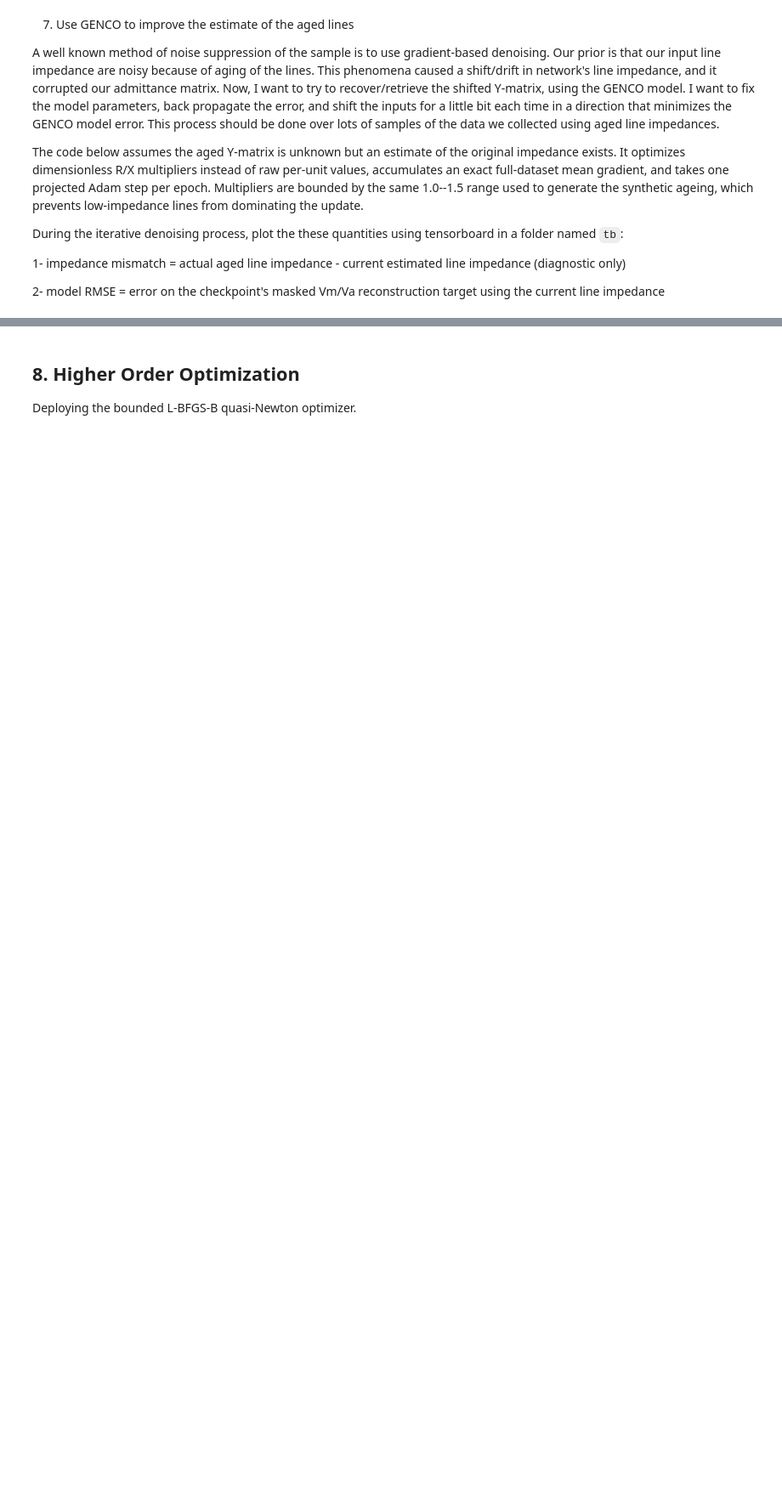
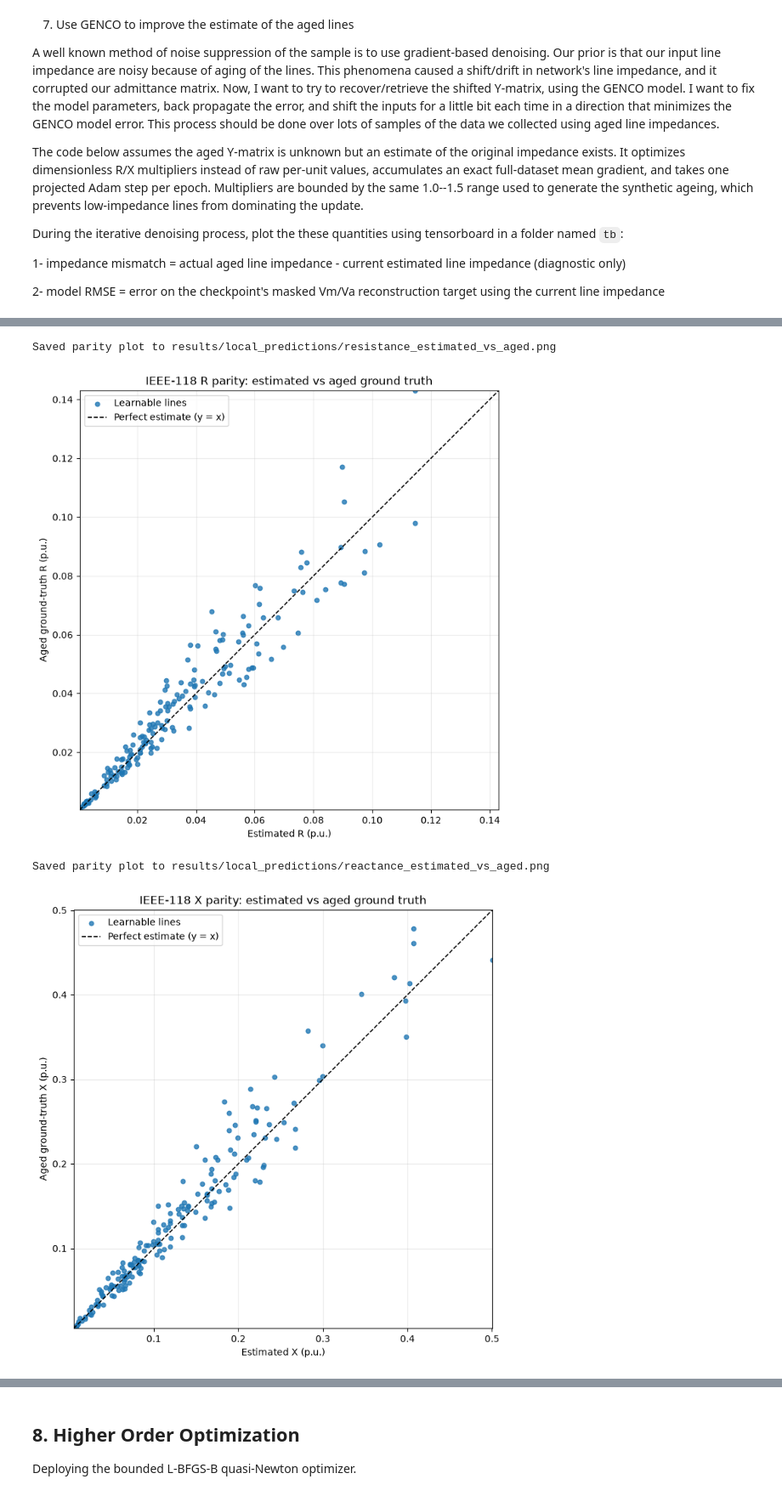
Before and after one commit to mohamad-hasan-sohan-ajini/genco-challenge, a Jupyter notebook: src/1_error_dist.ipynb, the cells around one changed output, grey strips where cells are left out. Shown at 85% size. Drawn from its saved outputs; the diff is of its cells as text; code cells hidden in the pictures; blank space fills up the shorter version.

```diff
--- a/src/1_error_dist.ipynb
+++ b/src/1_error_dist.ipynb
@@ -1126,0 +1139,65 @@ plot_impedance_component(
+# %%
+# Parity plots compare estimated impedance against the aged ground truth.
+def plot_impedance_parity(component, symbol, output_name):
+    aged = impedance_result[f"actual_aged_{component}_pu"][plot_mask].numpy()
+    estimated = impedance_result[f"estimated_{component}_pu"][plot_mask].numpy()
+    valid = np.isfinite(aged) & np.isfinite(estimated)
+    if not valid.any():
+        raise ValueError(f"No valid {symbol} values are available to plot")
+
+    aged = aged[valid]
+    estimated = estimated[valid]
+    lower = min(aged.min(), estimated.min())
+    upper = max(aged.max(), estimated.max())
+    if lower == upper:
+        padding = max(abs(lower) * 0.05, 1e-12)
+        lower -= padding
+        upper += padding
+
+    fig, ax = plt.subplots(figsize=(7, 7), constrained_layout=True)
+    ax.scatter(
+        estimated,
+        aged,
+        s=22,
+        color="tab:blue",
+        alpha=0.8,
+        label="Learnable lines",
+    )
+    ax.plot(
+        [lower, upper],
+        [lower, upper],
+        color="black",
+        linestyle="--",
+        linewidth=1.2,
+        label="Perfect estimate (y = x)",
+    )
+    ax.set_xlim(lower, upper)
+    ax.set_ylim(lower, upper)
+    ax.set_aspect("equal", adjustable="box")
+    ax.set_title(f"IEEE-118 {symbol} parity: estimated vs aged ground truth")
+    ax.set_xlabel(f"Estimated {symbol} (p.u.)")
+    ax.set_ylabel(f"Aged ground-truth {symbol} (p.u.)")
+    ax.grid(alpha=0.25)
+    ax.legend()
+
+    output_path = OUTPUT_DIR / output_name
+    fig.savefig(output_path, dpi=300, bbox_inches="tight")
+    print(f"Saved parity plot to {output_path}")
+    plt.show()
+
+
+plot_impedance_parity(
+    "resistance",
+    "R",
+    "resistance_estimated_vs_aged.png",
+)
+plot_impedance_parity(
+    "reactance",
+    "X",
+    "reactance_estimated_vs_aged.png",
+)
+# %% [output]
+Saved parity plot to results/local_predictions/resistance_estimated_vs_aged.png
+[figure, added]
+Saved parity plot to results/local_predictions/reactance_estimated_vs_aged.png
+[figure, added]
```
Also changed, not shown: parts of 5 cells of this notebook.
